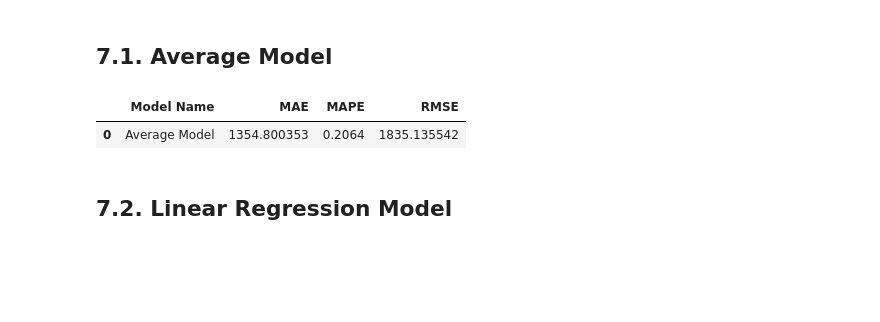
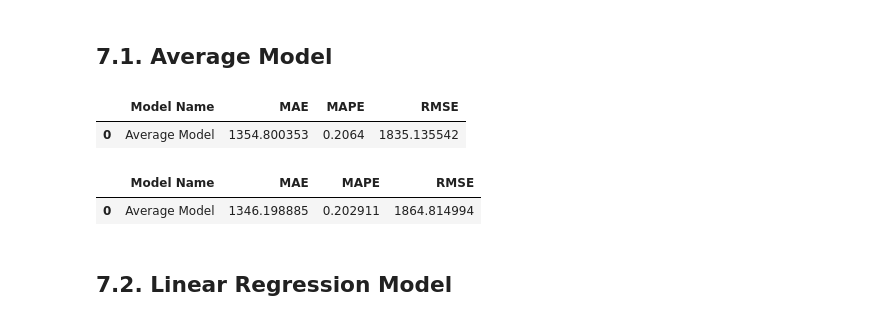
Before and after one commit to cabicho/ds_in_deploy, a Jupyter notebook: server_notebooks_rossmann_stores_sales_prediction.ipynb, the cells around one changed output. Cells and saved outputs as stored; diff of their text form; code cells hidden in the pictures; blank space fills up the shorter version.

Commit message:
update until 8.2 Final Model

```diff
--- a/server_notebooks_rossmann_stores_sales_prediction.ipynb
+++ b/server_notebooks_rossmann_stores_sales_prediction.ipynb
@@ -1470,6 +1504,21 @@ baseline_result
 # %% [output]
 |  | Model Name | MAE | MAPE | RMSE |
 | 0 | Average Model | 1354.800353 | 0.2064 | 1835.135542 |
+# %%
+aux1 = x_test.copy()
+aux1['sales'] = y_test.copy()
+
+# prediction
+aux2 = aux1[['store', 'sales']].groupby('store').mean().reset_index().rename(columns= {'sales': 'predictions'})
+aux1 = pd.merge(aux1, aux2, how='left', on='store')
+yhat_baseline = aux1['predictions']
+
+# performance
+baseline_result = ml_error('Average Model', np.expm1( y_test ), np.expm1( yhat_baseline ))
+baseline_result
+# %% [output]
+|  | Model Name | MAE | MAPE | RMSE |
+| 0 | Average Model | 1346.198885 | 0.202911 | 1864.814994 |
 # %% [markdown]
 ## 7.2. Linear Regression Model
 # %%
```
Also changed, not shown: parts of 32 cells of this notebook.
